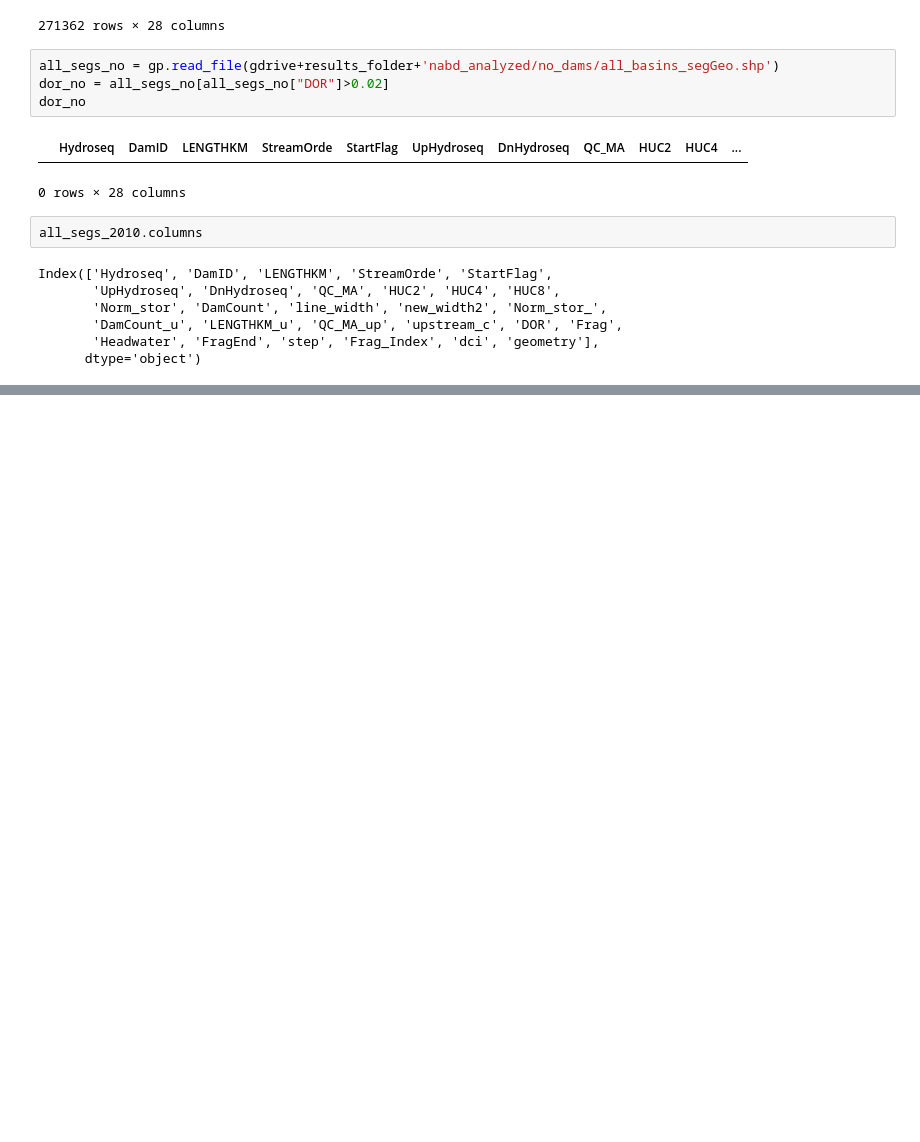
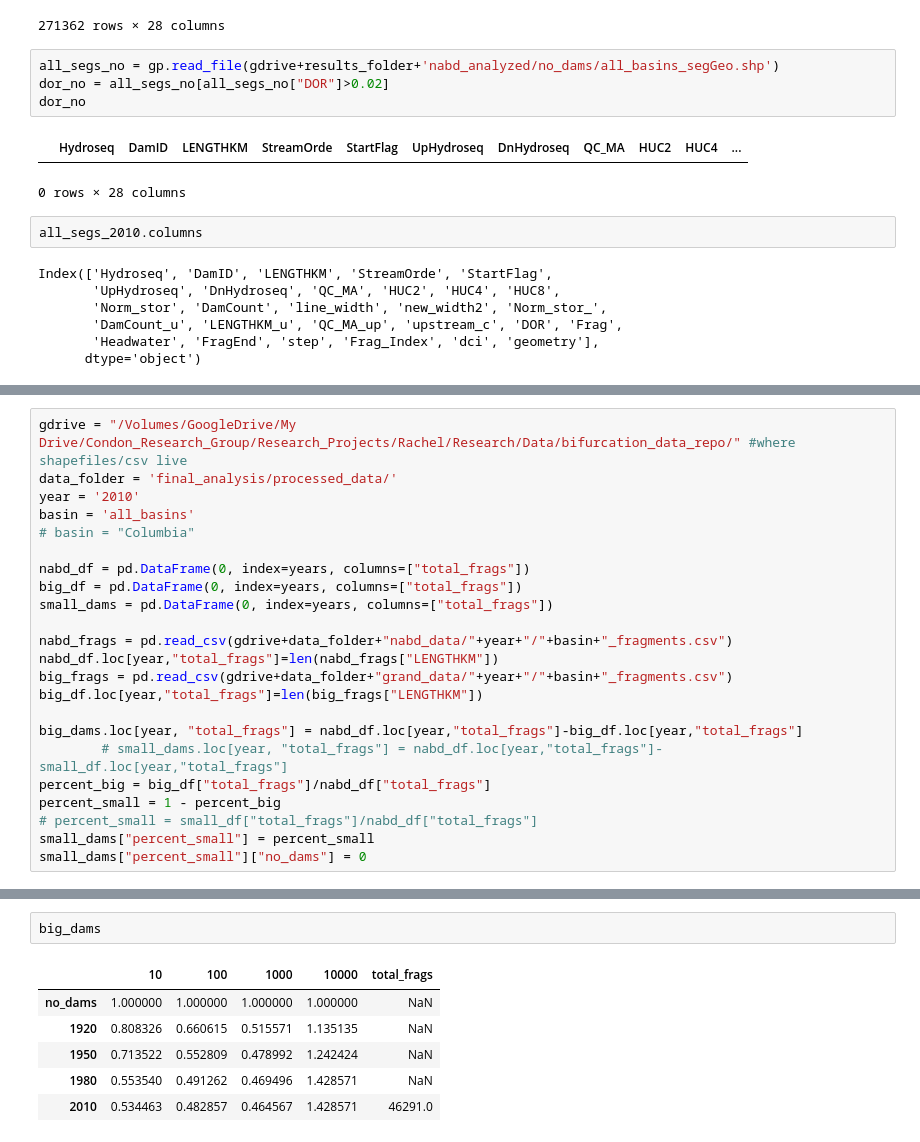
Before and after one commit to rspinti/River_bifurcation, a Jupyter notebook: archive/Rachel_testing/analysis_testing/analysis_testing.ipynb, the cells around one changed output, grey strips where cells are left out. Cells and saved outputs as stored; diff of their text form; blank space fills up the shorter version.

```diff
--- a/archive/Rachel_testing/analysis_testing/analysis_testing.ipynb
+++ b/archive/Rachel_testing/analysis_testing/analysis_testing.ipynb
@@ -1177,0 +1180,23 @@ Index(['Hydroseq', 'DamID', 'LENGTHKM', 'StreamOrde', 'StartFlag',
+# %%
+gdrive = "/Volumes/GoogleDrive/My Drive/Condon_Research_Group/Research_Projects/Rachel/Research/Data/bifurcation_data_repo/" #where shapefiles/csv live
+data_folder = 'final_analysis/processed_data/'
+year = '2010'
+basin = 'all_basins'
+# basin = "Columbia"
+
+nabd_df = pd.DataFrame(0, index=years, columns=["total_frags"])
+big_df = pd.DataFrame(0, index=years, columns=["total_frags"])
+small_dams = pd.DataFrame(0, index=years, columns=["total_frags"])
+
+nabd_frags = pd.read_csv(gdrive+data_folder+"nabd_data/"+year+"/"+basin+"_fragments.csv")
+nabd_df.loc[year,"total_frags"]=len(nabd_frags["LENGTHKM"])
+big_frags = pd.read_csv(gdrive+data_folder+"grand_data/"+year+"/"+basin+"_fragments.csv")
+big_df.loc[year,"total_frags"]=len(big_frags["LENGTHKM"])
+
+big_dams.loc[year, "total_frags"] = nabd_df.loc[year,"total_frags"]-big_df.loc[year,"total_frags"]
+        # small_dams.loc[year, "total_frags"] = nabd_df.loc[year,"total_frags"]-small_df.loc[year,"total_frags"]
+percent_big = big_df["total_frags"]/nabd_df["total_frags"]
+percent_small = 1 - percent_big
+# percent_small = small_df["total_frags"]/nabd_df["total_frags"]
+small_dams["percent_small"] = percent_small
+small_dams["percent_small"]["no_dams"] = 0
@@ -1177,0 +1217,9 @@ Index(['Hydroseq', 'DamID', 'LENGTHKM', 'StreamOrde', 'StartFlag',
+# %%
+big_dams
+# %% [output]
+|  | 10 | 100 | 1000 | 10000 | total_frags |
+| no_dams | 1.000000 | 1.000000 | 1.000000 | 1.000000 | NaN |
+| 1920 | 0.808326 | 0.660615 | 0.515571 | 1.135135 | NaN |
+| 1950 | 0.713522 | 0.552809 | 0.478992 | 1.242424 | NaN |
+| 1980 | 0.553540 | 0.491262 | 0.469496 | 1.428571 | NaN |
+| 2010 | 0.534463 | 0.482857 | 0.464567 | 1.428571 | 46291.0 |
```
Also changed, not shown: parts of 7 cells of this notebook, 1 other file.
